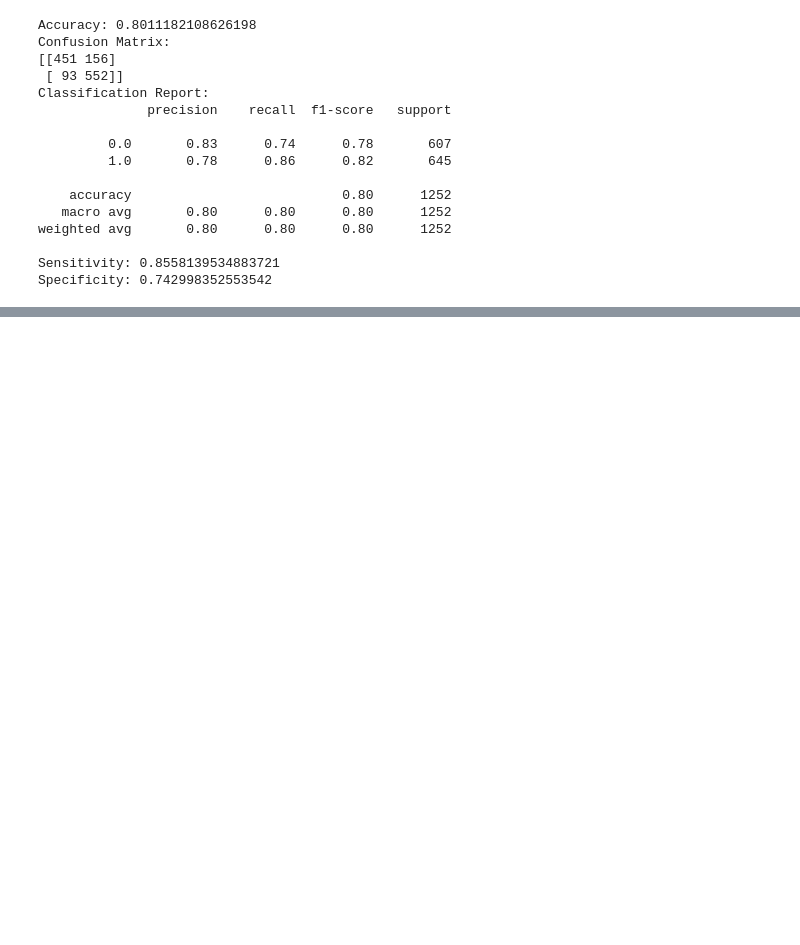
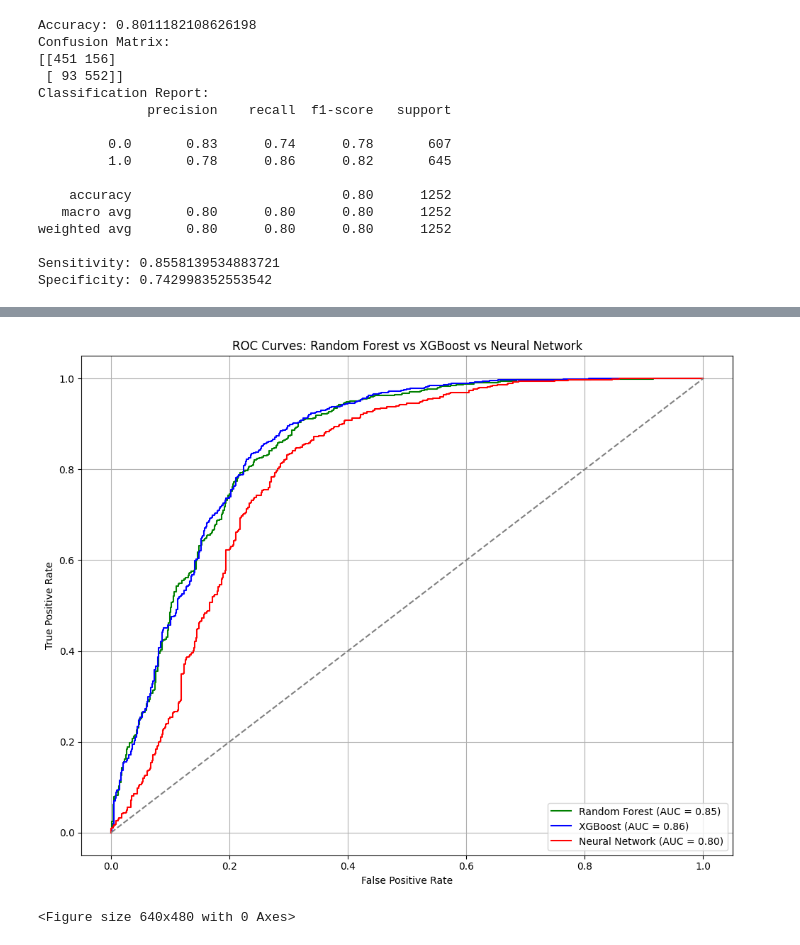
Before and after one commit to sandhya1244/Microbleed_detection, a Jupyter notebook: full_process.ipynb, the cells around one changed output, grey strips where cells are left out. Cells and saved outputs as stored; diff of their text form; code cells hidden in the pictures; blank space fills up the shorter version.

```diff
--- a/full_process.ipynb
+++ b/full_process.ipynb
@@ -1300,0 +898,37 @@ WARNING:absl:You are saving your model as an HDF5 file via `model.save()` or `ke
+# %%
+from sklearn.metrics import roc_curve, auc
+import matplotlib.pyplot as plt
+
+# ----- 1. Random Forest ROC -----
+y_probs_rf = rf_classifier.predict_proba(X_test)[:, 1]
+fpr_rf, tpr_rf, _ = roc_curve(y_test, y_probs_rf)
+roc_auc_rf = auc(fpr_rf, tpr_rf)
+
+# ----- 2. XGBoost ROC -----
+y_probs_xgb = xgb_classifier.predict_proba(X_test)[:, 1]
+fpr_xgb, tpr_xgb, _ = roc_curve(y_test, y_probs_xgb)
+roc_auc_xgb = auc(fpr_xgb, tpr_xgb)
+
+# ----- 3. Neural Network ROC -----
+# (Already predicted as y_probs)
+fpr_nn, tpr_nn, _ = roc_curve(y_test, y_probs)
+roc_auc_nn = auc(fpr_nn, tpr_nn)
+
+# ----- Plot All ROC Curves -----
+plt.figure(figsize=(10, 8))
+plt.plot(fpr_rf, tpr_rf, label=f'Random Forest (AUC = {roc_auc_rf:.2f})', color='green')
+plt.plot(fpr_xgb, tpr_xgb, label=f'XGBoost (AUC = {roc_auc_xgb:.2f})', color='blue')
+plt.plot(fpr_nn, tpr_nn, label=f'Neural Network (AUC = {roc_auc_nn:.2f})', color='red')
+plt.plot([0, 1], [0, 1], linestyle='--', color='gray')
+
+plt.xlabel('False Positive Rate')
+plt.ylabel('True Positive Rate')
+plt.title('ROC Curves: Random Forest vs XGBoost vs Neural Network')
+plt.legend(loc='lower right')
+plt.grid(True)
+plt.tight_layout()
+plt.show()
+plt.savefig('roc_curves.png')
+# %% [output]
+[figure, added]
+<Figure size 640x480 with 0 Axes>
```
Also changed, not shown: parts of 14 cells of this notebook.
